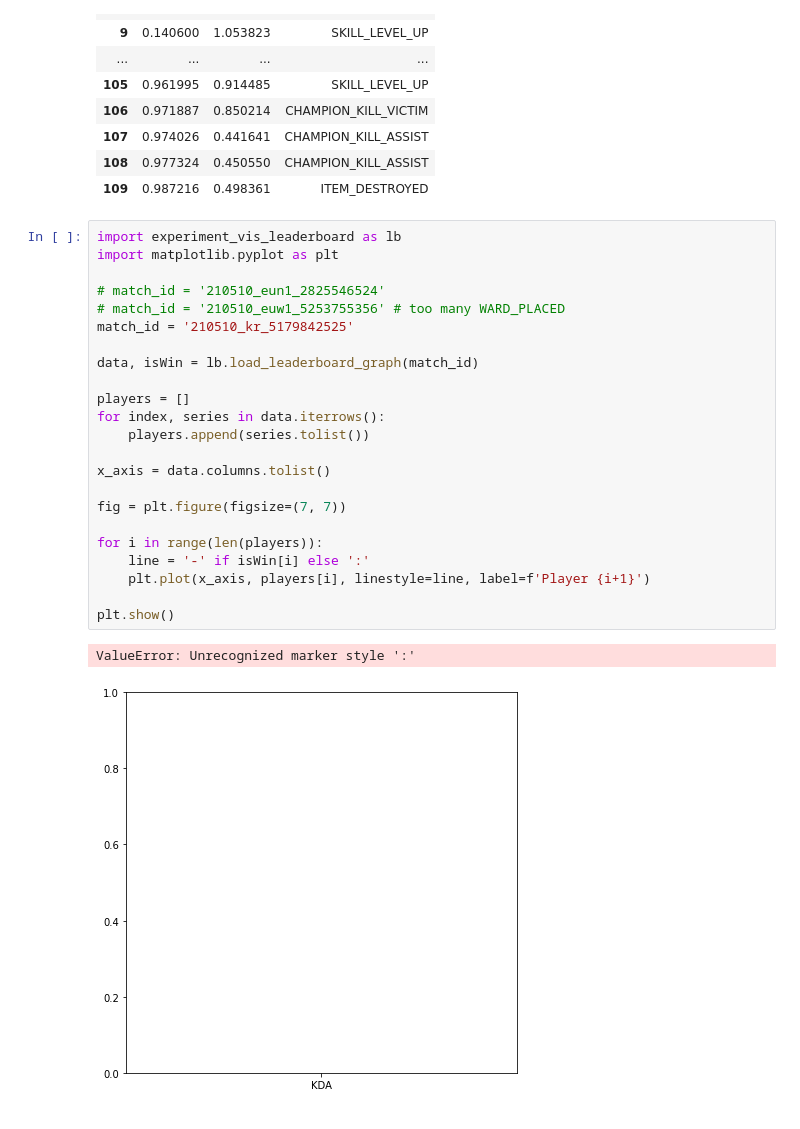
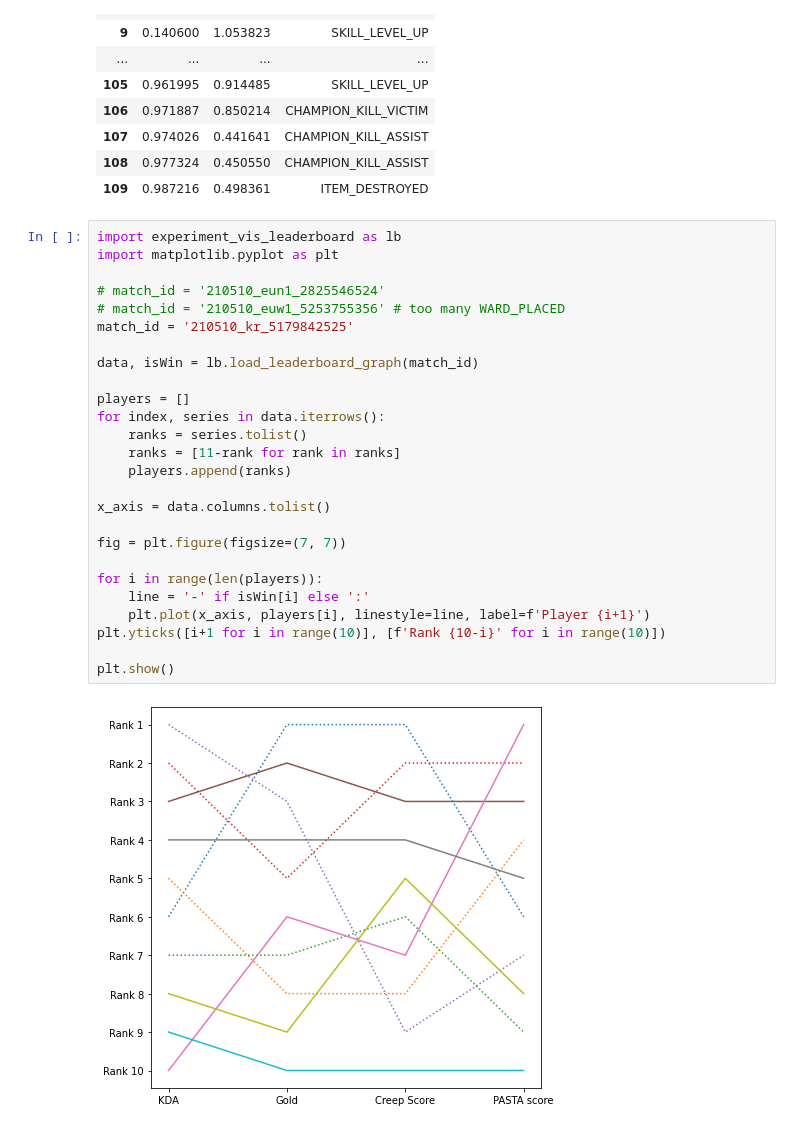
Before and after one commit to ThrypsisJ/Action2Score, a Jupyter notebook: experiment_vis_score_analysis.ipynb, the cells around one changed output. Drawn from its saved outputs; the diff is of its cells as text.

```diff
--- a/experiment_vis_score_analysis.ipynb
+++ b/experiment_vis_score_analysis.ipynb
@@ -165,26 +165,28 @@ event_seq
 # %%
 import experiment_vis_leaderboard as lb
 import matplotlib.pyplot as plt
 
 # match_id = '210510_eun1_2825546524'
 # match_id = '210510_euw1_5253755356' # too many WARD_PLACED
 match_id = '210510_kr_5179842525'
 
 data, isWin = lb.load_leaderboard_graph(match_id)
 
 players = []
 for index, series in data.iterrows():
-    players.append(series.tolist())
+    ranks = series.tolist()
+    ranks = [11-rank for rank in ranks]
+    players.append(ranks)
 
 x_axis = data.columns.tolist()
 
 fig = plt.figure(figsize=(7, 7))
 
 for i in range(len(players)):
     line = '-' if isWin[i] else ':'
     plt.plot(x_axis, players[i], linestyle=line, label=f'Player {i+1}')
+plt.yticks([i+1 for i in range(10)], [f'Rank {10-i}' for i in range(10)])
 
 plt.show()
 # %% [output]
-ValueError: Unrecognized marker style ':'
-[figure, old version]
+[figure, new version]
```
Also changed, not shown: 14 other files.
